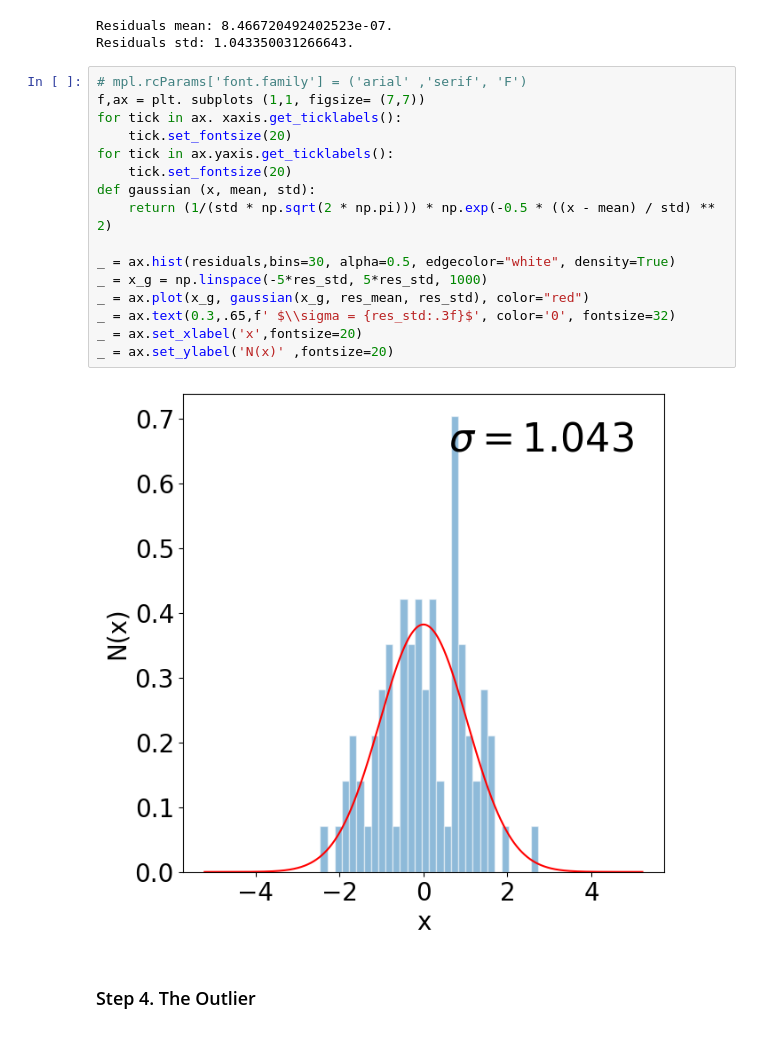
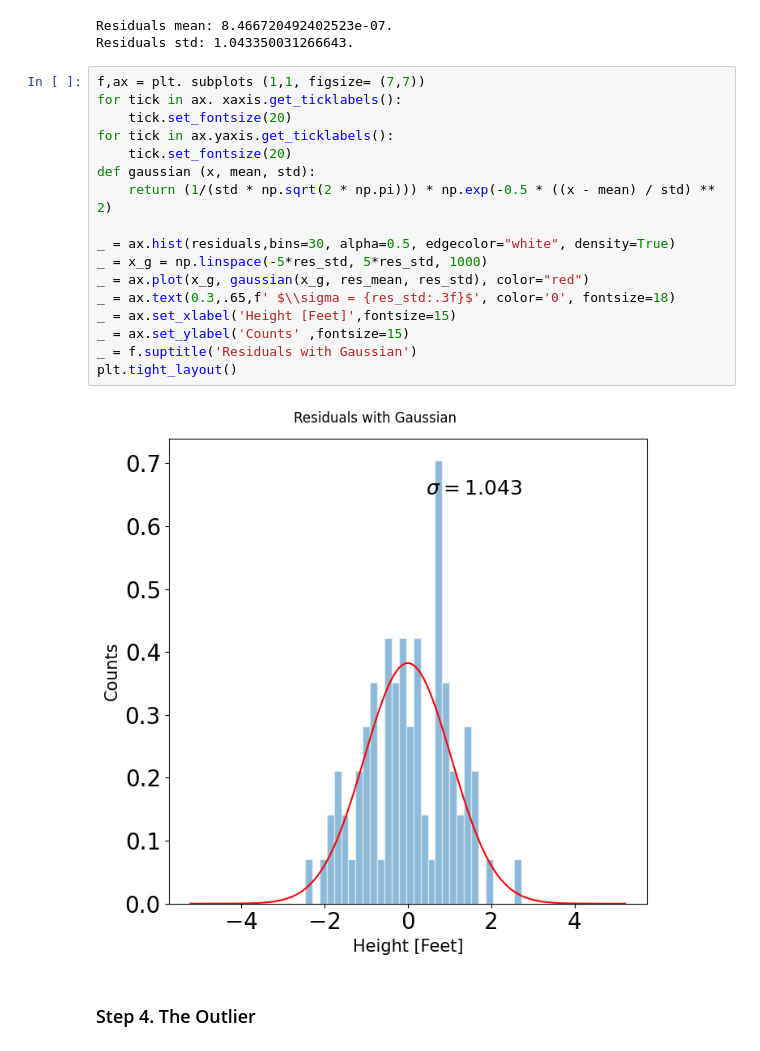
Before and after one commit to ZacharyJamesAdams/ASTR-19-Group-Project, a Jupyter notebook: main.ipynb, the cells around one changed output. Cells and saved outputs as stored; diff of their text form.

Commit message:
Fixed up gaussian again

```diff
--- a/main.ipynb
+++ b/main.ipynb
@@ -177,23 +177,24 @@ print(f"Residuals std: {res_std}.")
 Residuals mean: 8.466720492402523e-07.
 Residuals std: 1.043350031266643.
 # %%
-# mpl.rcParams['font.family'] = ('arial' ,'serif', 'F')
 f,ax = plt. subplots (1,1, figsize= (7,7))
 for tick in ax. xaxis.get_ticklabels():
     tick.set_fontsize(20)
 for tick in ax.yaxis.get_ticklabels():
     tick.set_fontsize(20)
 def gaussian (x, mean, std):
     return (1/(std * np.sqrt(2 * np.pi))) * np.exp(-0.5 * ((x - mean) / std) ** 2)
 
 _ = ax.hist(residuals,bins=30, alpha=0.5, edgecolor="white", density=True)
 _ = x_g = np.linspace(-5*res_std, 5*res_std, 1000)
 _ = ax.plot(x_g, gaussian(x_g, res_mean, res_std), color="red")
-_ = ax.text(0.3,.65,f' $\\sigma = {res_std:.3f}$', color='0', fontsize=32)
-_ = ax.set_xlabel('x',fontsize=20)
-_ = ax.set_ylabel('N(x)' ,fontsize=20)
+_ = ax.text(0.3,.65,f' $\\sigma = {res_std:.3f}$', color='0', fontsize=18)
+_ = ax.set_xlabel('Height [Feet]',fontsize=15)
+_ = ax.set_ylabel('Counts' ,fontsize=15)
+_ = f.suptitle('Residuals with Gaussian')
+plt.tight_layout()
 # %% [output]
-[figure, old version]
+[figure, new version]
 # %% [markdown]
 ### Step 4. The Outlier
 # %%
```
